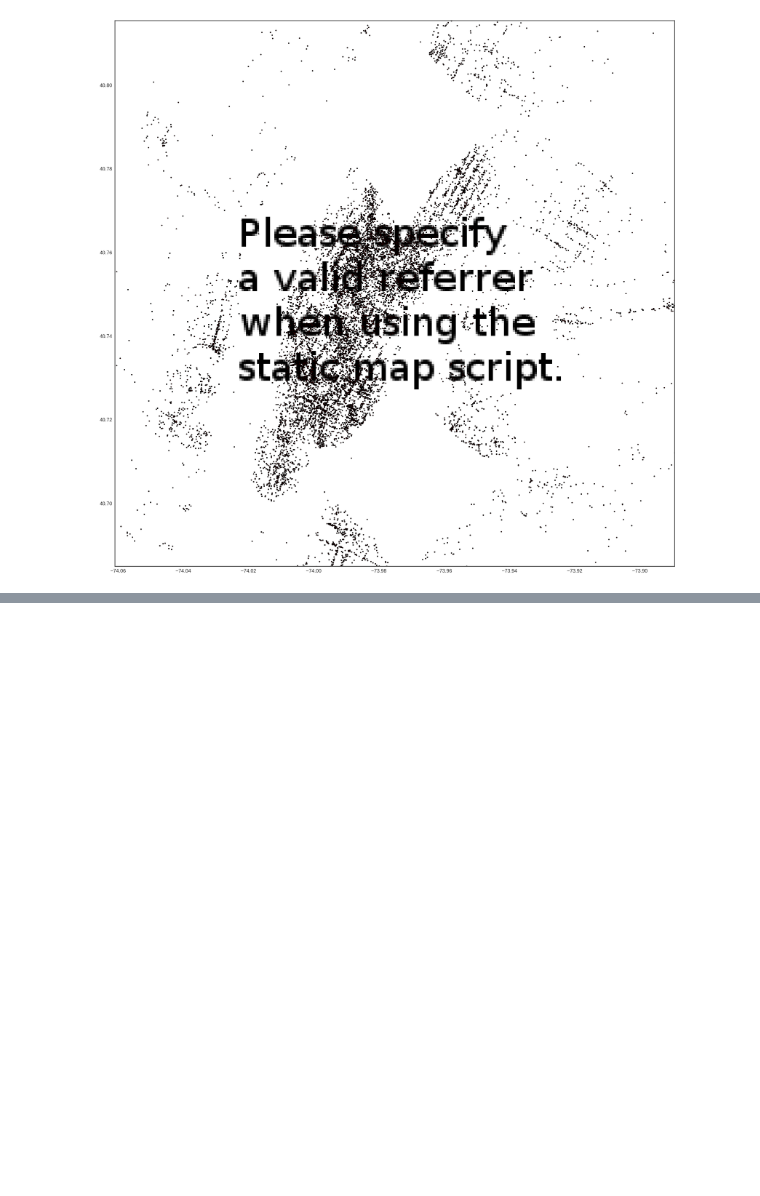
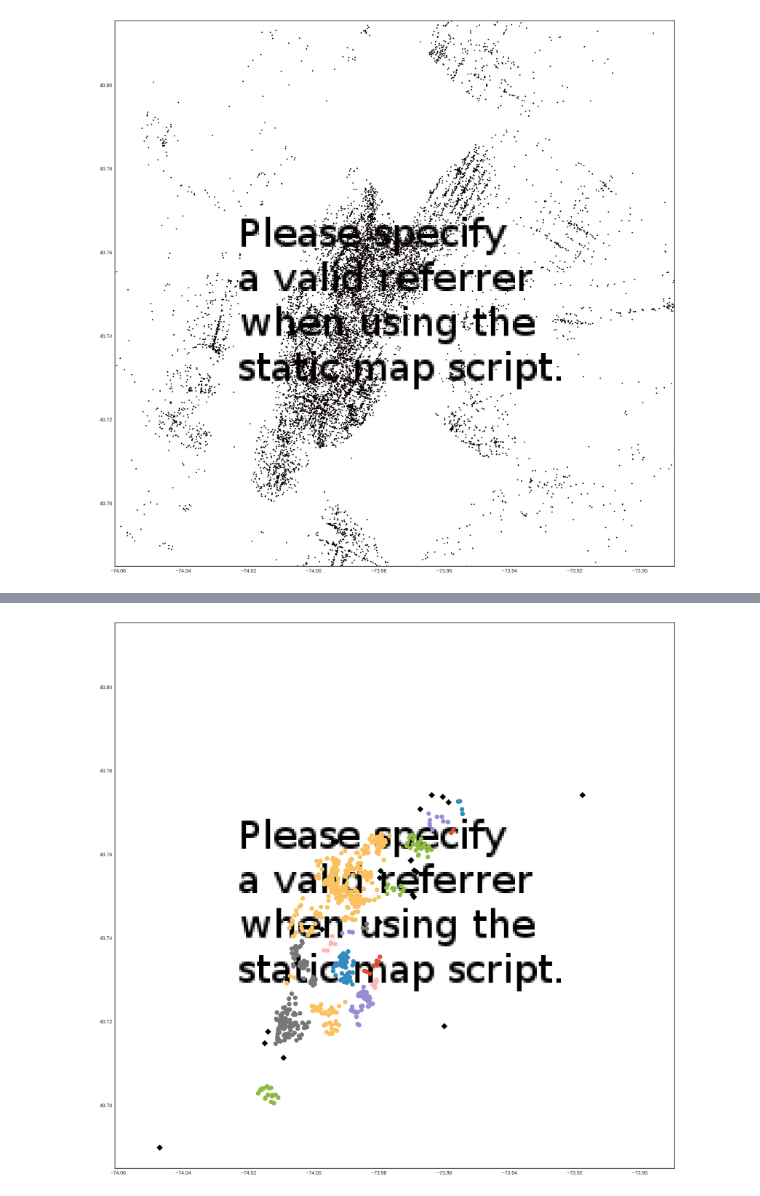
Before and after one commit to gaurivn/Density-Based_Place_Clustering_Using_GeoSN_Data, a Jupyter notebook: Location_Based_Recommender.ipynb, the cells around one changed output, grey strips where cells are left out. Cells and saved outputs as stored; diff of their text form; code cells hidden in the pictures; blank space fills up the shorter version.

```diff
--- a/Location_Based_Recommender.ipynb
+++ b/Location_Based_Recommender.ipynb
@@ -348,0 +674,10 @@ plt.show()
+# %%
+from sklearn.cluster import DBSCAN
+uid = 4902
+
+#1deg at 40deg latitude is 111034.61 meters
+#set radius at 300 mt
+eps = 260/111034.61 #The maximum distance between two samples for them to be considered as in the same neighborhood.
+
+data = df_merged[df_merged['uid']==uid][['lon','lat','venue_id']]
+db = DBSCAN(eps=eps, min_samples=3, n_jobs=1).fit(np.array(data[['lon','lat']])) # atleast 3 points in a cluster
@@ -348,0 +703,15 @@ plt.show()
+# %%
+plt.style.use('seaborn-white')
+fig = plt.figure()
+fig.set_size_inches(20, 20)
+
+empty = pd.DataFrame(columns=['lon', 'lat'])
+geomap(empty, 13, 2, 'k', 0.1)
+
+unique_labels = sorted(set(data['dbscan_cluster']))
+for k in unique_labels:
+  xy = data[data['dbscan_cluster']==k]
+  plt.plot(xy['lon'], xy['lat'], 'kD' if k < 0 else 'o', markersize=8)
+plt.show()
+# %% [output]
+[figure, added]
```
Also changed, not shown: parts of 40 cells of this notebook.
